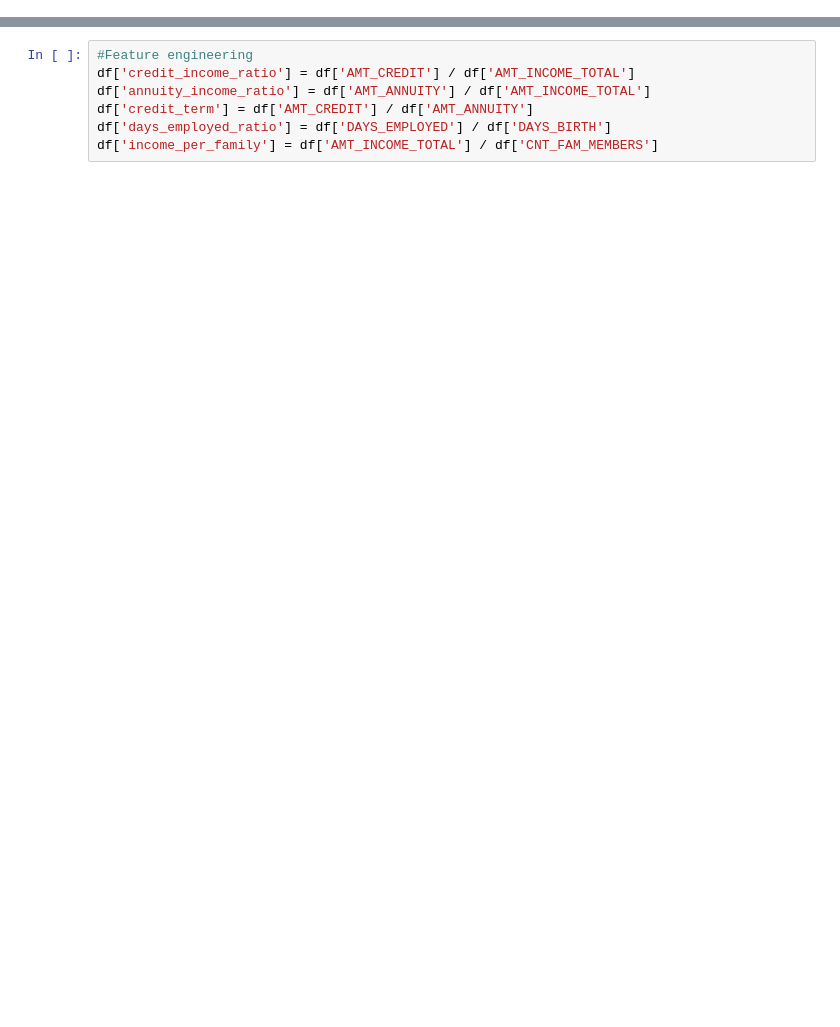
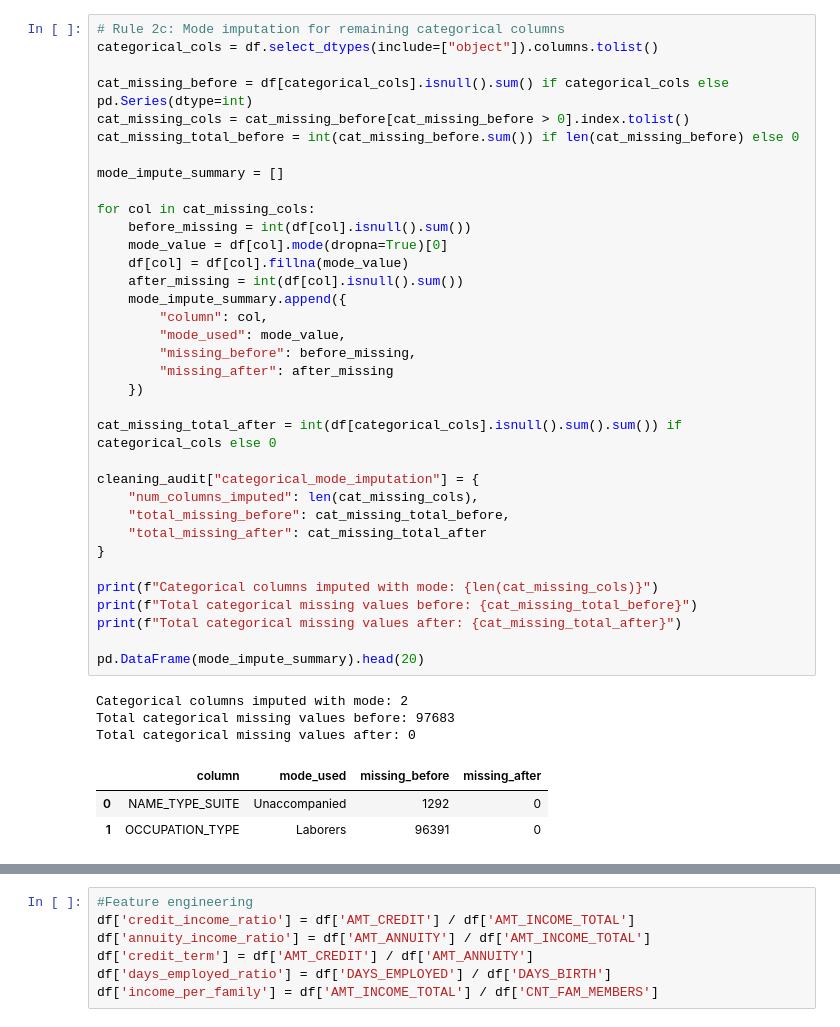
Before and after one commit to EnderEysah777/COMP6940-Assignment-2, a Jupyter notebook: part2_classification/01_ingest_clean.ipynb, the cells around one changed output, grey strips where cells are left out. Saved outputs shown, nothing was run; the diff lists cells and outputs as text; blank space fills up the shorter version.

```diff
--- a/part2_classification/01_ingest_clean.ipynb
+++ b/part2_classification/01_ingest_clean.ipynb
@@ -69 +151,43 @@ See https://pandas.pydata.org/docs/user_guide/migration-3-strings.html#string-mi
+# %%
+# Rule 2c: Mode imputation for remaining categorical columns
+categorical_cols = df.select_dtypes(include=["object"]).columns.tolist()
+
+cat_missing_before = df[categorical_cols].isnull().sum() if categorical_cols else pd.Series(dtype=int)
+cat_missing_cols = cat_missing_before[cat_missing_before > 0].index.tolist()
+cat_missing_total_before = int(cat_missing_before.sum()) if len(cat_missing_before) else 0
+
+mode_impute_summary = []
+
+for col in cat_missing_cols:
+    before_missing = int(df[col].isnull().sum())
+    mode_value = df[col].mode(dropna=True)[0]
+    df[col] = df[col].fillna(mode_value)
+    after_missing = int(df[col].isnull().sum())
+    mode_impute_summary.append({
+        "column": col,
+        "mode_used": mode_value,
+        "missing_before": before_missing,
+        "missing_after": after_missing
+    })
+
+cat_missing_total_after = int(df[categorical_cols].isnull().sum().sum()) if categorical_cols else 0
+
+cleaning_audit["categorical_mode_imputation"] = {
+    "num_columns_imputed": len(cat_missing_cols),
+    "total_missing_before": cat_missing_total_before,
+    "total_missing_after": cat_missing_total_after
+}
+
+print(f"Categorical columns imputed with mode: {len(cat_missing_cols)}")
+print(f"Total categorical missing values before: {cat_missing_total_before}")
+print(f"Total categorical missing values after: {cat_missing_total_after}")
+
+pd.DataFrame(mode_impute_summary).head(20)
+# %% [output]
+Categorical columns imputed with mode: 2
+Total categorical missing values before: 97683
+Total categorical missing values after: 0
+|  | column | mode_used | missing_before | missing_after |
+| 0 | NAME_TYPE_SUITE | Unaccompanied | 1292 | 0 |
+| 1 | OCCUPATION_TYPE | Laborers | 96391 | 0 |
 # %%
```
Also changed, not shown: parts of 19 cells of this notebook, 2 other files.
